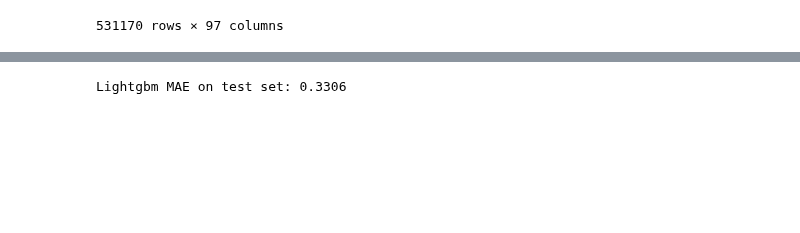
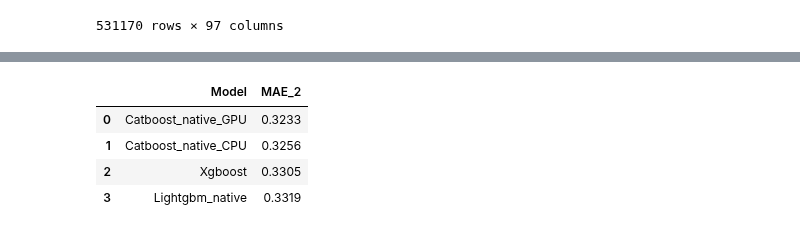
Before and after one commit to teodor-georgiev/Online-Retailer-Analysis-2014, a Jupyter notebook: 4. Encoding.ipynb, the cells around one changed output, grey strips where cells are left out. Drawn from its saved outputs; the diff is of its cells as text; code cells hidden in the pictures; blank space fills up the shorter version.

```diff
--- a/4. Encoding.ipynb
+++ b/4. Encoding.ipynb
@@ -162,0 +150,4 @@ Catboost MAE on test set: 0.3256
+# %%
+catboost_params_gpu = {'iterations': 250, 'learning_rate': 0.10, 'depth': 10, 'loss_function': 'Logloss', 'random_seed': 42,"task_type":"GPU"}
+catboost_model_gpu, catboost_Y_pred_gpu, catboost_mae_gpu, catboost_Y_pred_proba_gpu = Model.catboost(df_train,df_test,catboost_params_gpu,1,cat_cols)
+print("Catboost_gpu MAE on test set:", catboost_mae_gpu)
@@ -289,6 +223,14 @@ Model.get_feature_importance(lightgbm_model,df_train)[:10]
-# %%
-lightgbm_params = { "learning_rate":0.15, "n_estimators":150, "objective":"binary","random_state":42, "colsample_bytree" : 0.8}
-lightgbm_model, lightgbm_Y_pred, lightgbm_mae, lightgbm_Y_pred_prob = Model.lightgmb(df_train, df_test, lightgbm_params, 1,cat_cols)
-print("Lightgbm MAE on test set:", lightgbm_mae)
-# %% [output]
-Lightgbm MAE on test set: 0.3306
+# %%
+mae_dict = {"Catboost_native_CPU":catboost_mae_cpu,"Catboost_native_GPU":catboost_mae_gpu,"Xgboost":xgb_mae,"Lightgbm_native":lightgbm_mae}
+model_results = pd.DataFrame(mae_dict,index=["MAE_2"]).round(4)
+model_results.sort_values(by="MAE_2",ascending=True,inplace=True,axis=1)
+model_results = model_results.transpose()
+model_results.index.set_names(["Model"],inplace=True)
+model_results.reset_index(inplace=True)
+model_results
+# %% [output]
+|  | Model | MAE_2 |
+| 0 | Catboost_native_GPU | 0.3233 |
+| 1 | Catboost_native_CPU | 0.3256 |
+| 2 | Xgboost | 0.3305 |
+| 3 | Lightgbm_native | 0.3319 |
```
Also changed, not shown: parts of 27 cells of this notebook.
